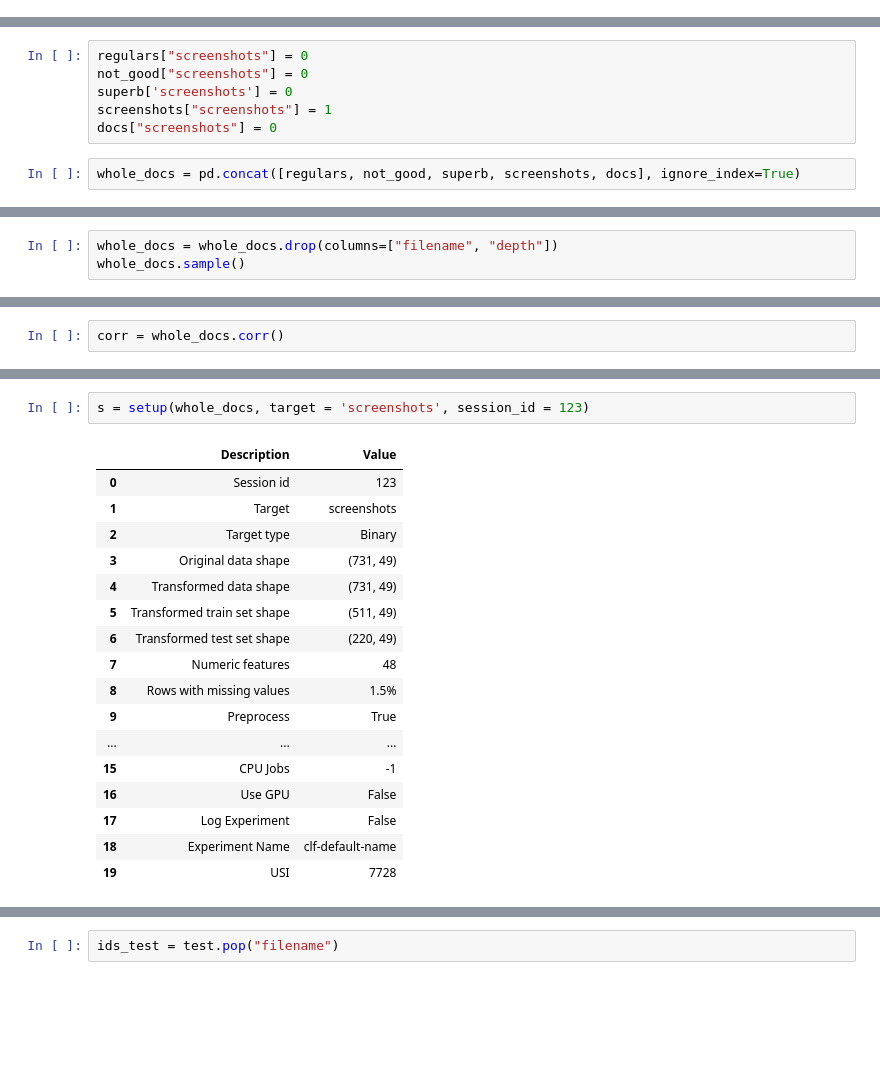
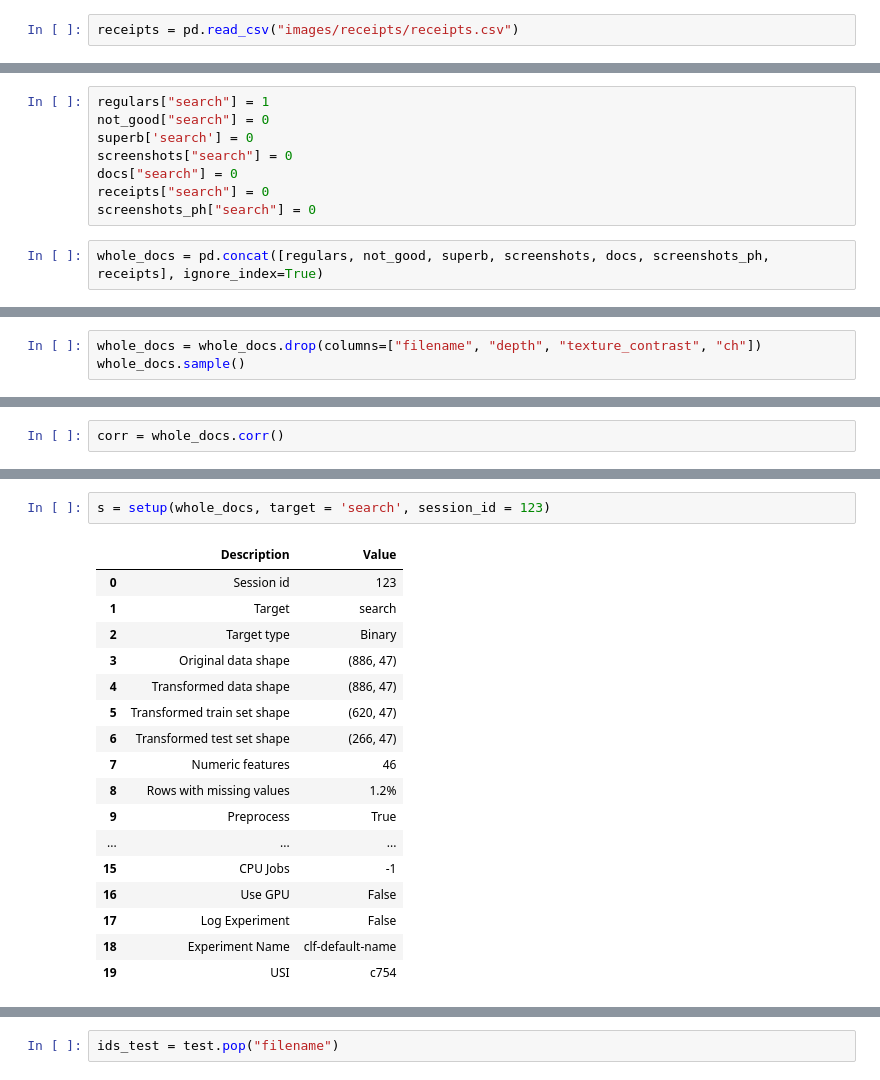
Before and after one commit to Tehnik762/Pictureminator, a Jupyter notebook: hypo-test.ipynb, the cells around one changed output, grey strips where cells are left out. Saved outputs shown, nothing was run; the diff lists cells and outputs as text; blank space fills up the shorter version.

```diff
--- a/hypo-test.ipynb
+++ b/hypo-test.ipynb
@@ -14,13 +16,17 @@ not_good = pd.read_csv("images/not_good/not_good.csv")
 superb = pd.read_csv("images/superb/superb.csv")
 # %%
 docs = pd.read_csv("images/docs/docs.csv")
+# %%
+receipts = pd.read_csv("images/receipts/receipts.csv")
 # %%
 test = pd.read_csv("images/test/test.csv")
 # %%
-regulars["screenshots"] = 0
-not_good["screenshots"] = 0
-superb['screenshots'] = 0
-screenshots["screenshots"] = 1
-docs["screenshots"] = 0
+regulars["search"] = 1
+not_good["search"] = 0
+superb['search'] = 0
+screenshots["search"] = 0
+docs["search"] = 0
+receipts["search"] = 0
+screenshots_ph["search"] = 0
 # %%
-whole_docs = pd.concat([regulars, not_good, superb, screenshots, docs], ignore_index=True)
+whole_docs = pd.concat([regulars, not_good, superb, screenshots, docs, screenshots_ph, receipts], ignore_index=True)
@@ -27,4 +61,4 @@ whole_docs = pd.concat([regulars, not_good, superb, screenshots, docs], ignore_i
 # %%
-whole_docs = whole_docs.drop(columns=["filename", "depth"])
+whole_docs = whole_docs.drop(columns=["filename", "depth", "texture_contrast", "ch"])
 whole_docs.sample()
 # %% [output]
@@ -55,23 +90,23 @@ Name: screenshots, dtype: float64
 # %%
-s = setup(whole_docs, target = 'screenshots', session_id = 123)
+s = setup(whole_docs, target = 'search', session_id = 123)
 # %% [output]
 |  | Description | Value |
 | 0 | Session id | 123 |
-| 1 | Target | screenshots |
+| 1 | Target | search |
 | 2 | Target type | Binary |
-| 3 | Original data shape | (731, 49) |
-| 4 | Transformed data shape | (731, 49) |
-| 5 | Transformed train set shape | (511, 49) |
-| 6 | Transformed test set shape | (220, 49) |
-| 7 | Numeric features | 48 |
-| 8 | Rows with missing values | 1.5% |
+| 3 | Original data shape | (886, 47) |
+| 4 | Transformed data shape | (886, 47) |
+| 5 | Transformed train set shape | (620, 47) |
+| 6 | Transformed test set shape | (266, 47) |
+| 7 | Numeric features | 46 |
+| 8 | Rows with missing values | 1.2% |
 | 9 | Preprocess | True |
 | ... | ... | ... |
 | 15 | CPU Jobs | -1 |
 | 16 | Use GPU | False |
 | 17 | Log Experiment | False |
 | 18 | Experiment Name | clf-default-name |
-| 19 | USI | 7728 |
+| 19 | USI | c754 |
 # %%
 best_not_good = compare_models()
 # %% [output]
```
Also changed, not shown: parts of 12 cells of this notebook, 3 other files.
